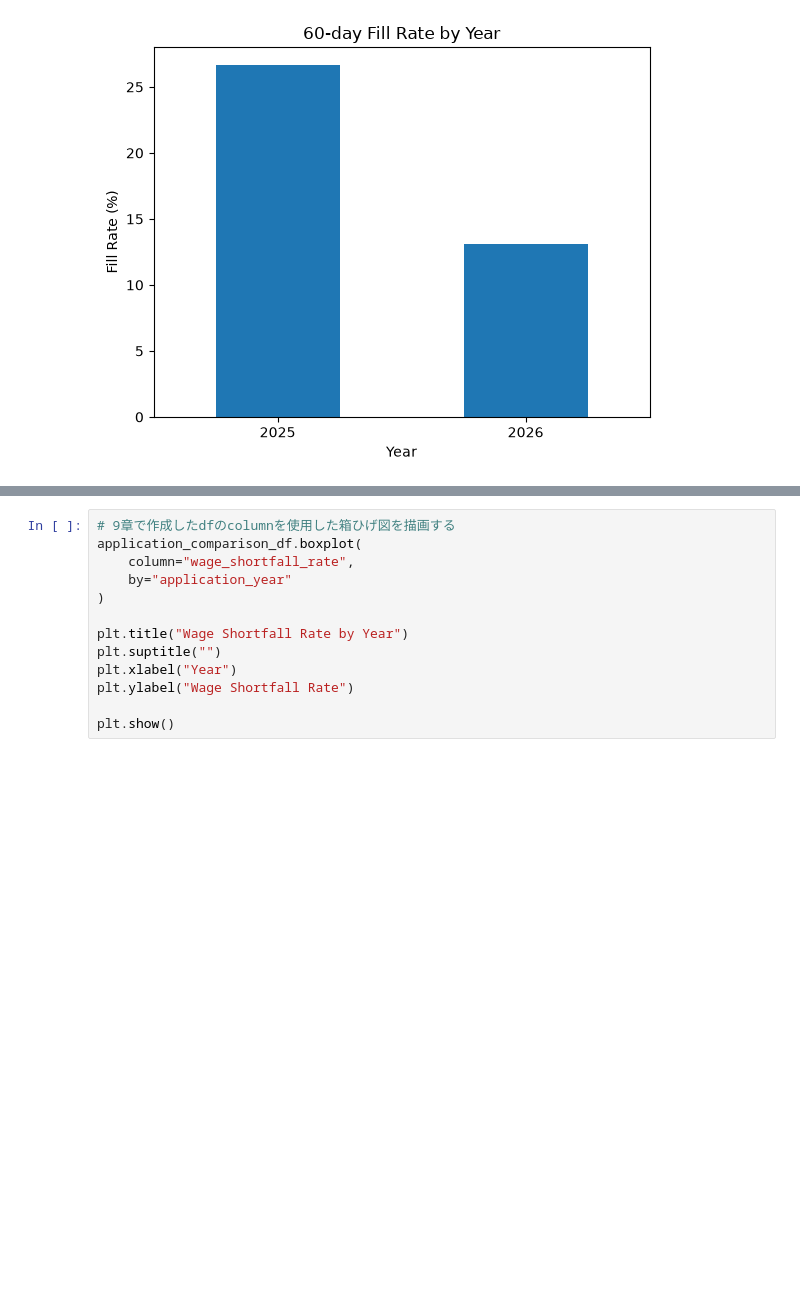
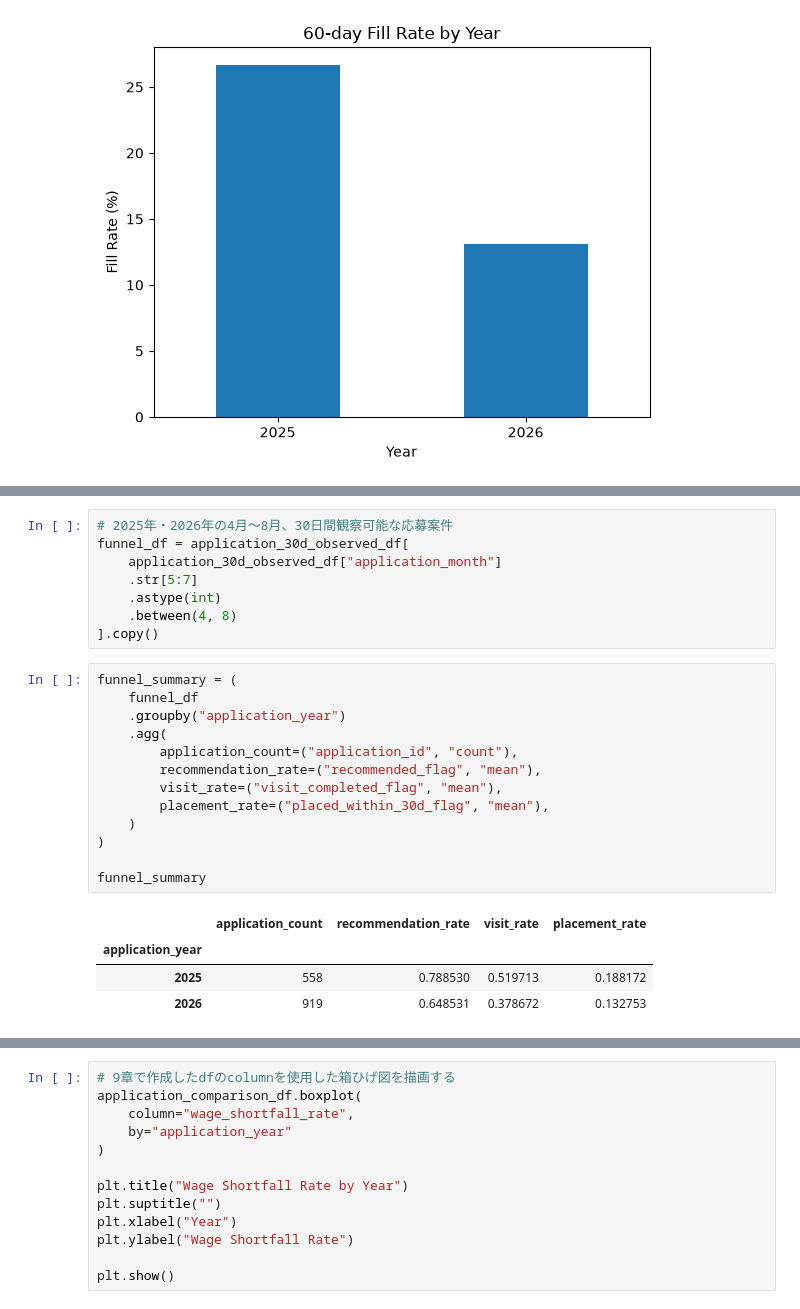
Before and after one commit to k-tomoe/recruitment-analytics-portfolio, a Jupyter notebook: notebooks/01_eda.ipynb, the cells around one changed output, grey strips where cells are left out. Drawn from its saved outputs; the diff is of its cells as text; blank space fills up the shorter version.

```diff
--- a/notebooks/01_eda.ipynb
+++ b/notebooks/01_eda.ipynb
@@ -661,0 +667,26 @@ plt.show()
+# %%
+# 2025年・2026年の4月〜8月、30日間観察可能な応募案件
+funnel_df = application_30d_observed_df[
+    application_30d_observed_df["application_month"]
+    .str[5:7]
+    .astype(int)
+    .between(4, 8)
+].copy()
+# %%
+funnel_summary = (
+    funnel_df
+    .groupby("application_year")
+    .agg(
+        application_count=("application_id", "count"),
+        recommendation_rate=("recommended_flag", "mean"),
+        visit_rate=("visit_completed_flag", "mean"),
+        placement_rate=("placed_within_30d_flag", "mean"),
+    )
+)
+
+funnel_summary
+# %% [output]
+|  | application_count | recommendation_rate | visit_rate | placement_rate |
+| application_year |  |  |  |  |
+| 2025 | 558 | 0.788530 | 0.519713 | 0.188172 |
+| 2026 | 919 | 0.648531 | 0.378672 | 0.132753 |
```
Also changed, not shown: parts of 9 cells of this notebook.
